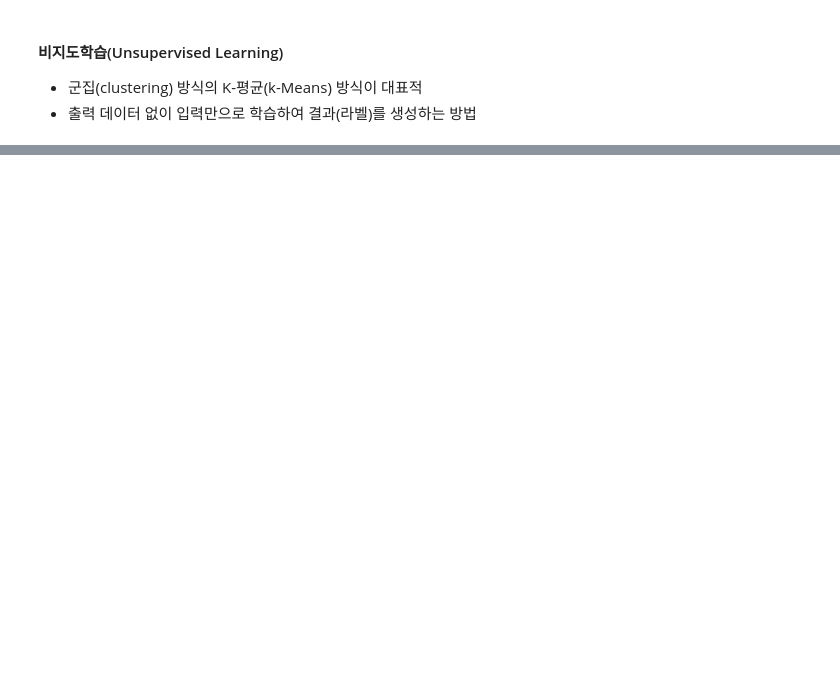
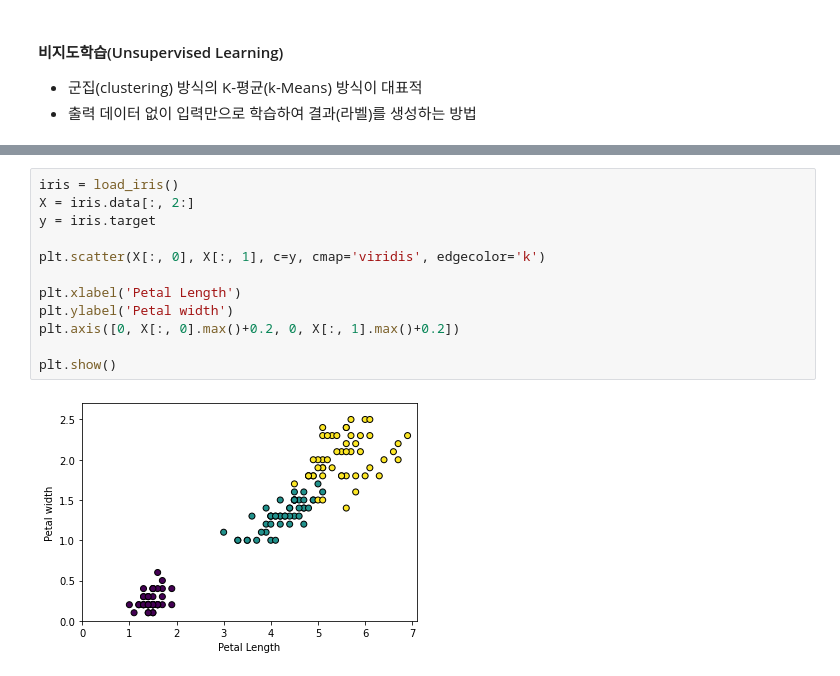
Before and after one commit to swleexz/TIL, a Jupyter notebook: 01_bigdata_ai_via_python/08_machine_learning.ipynb, the cells around one changed output, grey strips where cells are left out. Drawn from its saved outputs; the diff is of its cells as text; blank space fills up the shorter version.

```diff
--- a/01_bigdata_ai_via_python/08_machine_learning.ipynb
+++ b/01_bigdata_ai_via_python/08_machine_learning.ipynb
@@ -607,0 +624,14 @@ print(pred)
+# %%
+iris = load_iris()
+X = iris.data[:, 2:]
+y = iris.target
+
+plt.scatter(X[:, 0], X[:, 1], c=y, cmap='viridis', edgecolor='k')
+
+plt.xlabel('Petal Length')
+plt.ylabel('Petal width')
+plt.axis([0, X[:, 0].max()+0.2, 0, X[:, 1].max()+0.2])
+
+plt.show()
+# %% [output]
+[figure, added]
```
Also changed, not shown: parts of 28 cells of this notebook, 23 other files.
